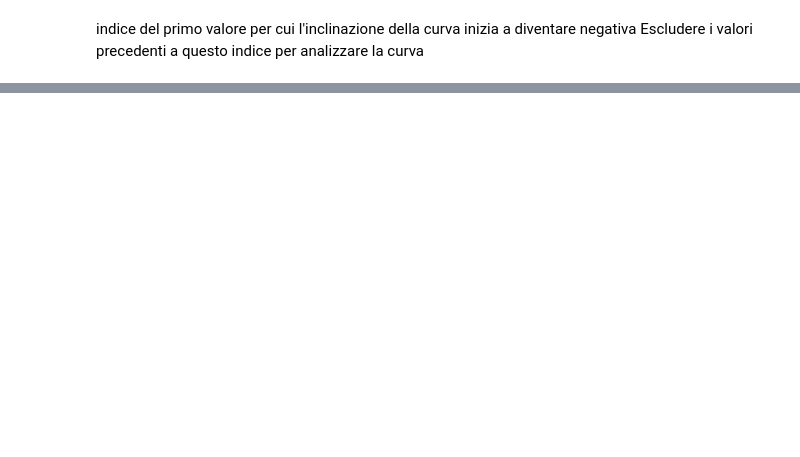
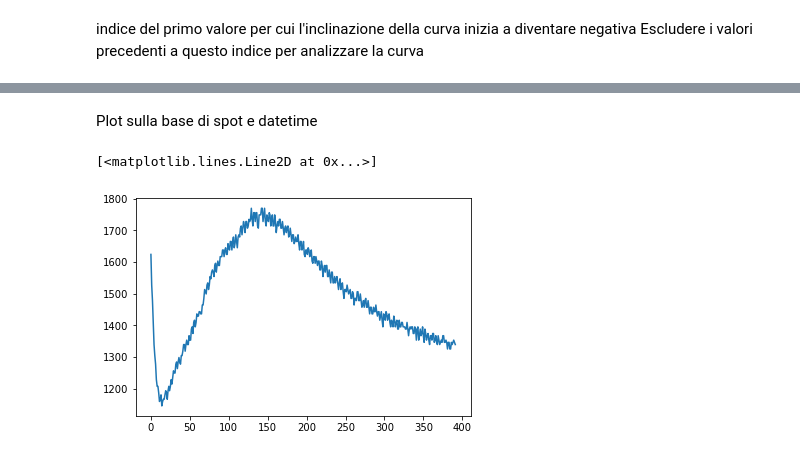
Before and after one commit to DavideMobilia/Anomaly-Detection, a Jupyter notebook: Scripts/Machine Learning.ipynb, the cells around one changed output, grey strips where cells are left out. Saved outputs shown, nothing was run; the diff lists cells and outputs as text; code cells hidden in the pictures; blank space fills up the shorter version.

```diff
--- a/Scripts/Machine Learning.ipynb
+++ b/Scripts/Machine Learning.ipynb
@@ -64,0 +78,12 @@ Name: (60000_0_00, 2019-11-07 12:29:26), dtype: float64
+# %%
+#lunghezza come numero di valori non Null
+curve_ML["lunghezza"]=curve_ML.iloc[:,:616].apply(lambda x: len(x[x.notna()]),axis=1)
+# %%
+#range intesa come max-min
+curve_ML["range"]=curve_ML.iloc[:,:616].apply(lambda x: x.max()-x.min(),axis=1)
+# %%
+#calcolo della derivata come delta(y)/delta(x): ovvero range/lunghezza lista
+curve_ML["derivata"]=curve_ML.apply(lambda x: x.range/len(x[:616][x[:616].notna()]),axis=1)
+# %%
+#curtosi
+curve_ML["kurtosis"]=curve_ML.iloc[:,:616].apply(lambda x: kurtosis(x[x.notna()]),axis=1)
@@ -64,0 +101,2 @@ Name: (60000_0_00, 2019-11-07 12:29:26), dtype: float64
+# %% [markdown]
+Plot sulla base di spot e datetime
@@ -64,0 +105,6 @@ Name: (60000_0_00, 2019-11-07 12:29:26), dtype: float64
+# %%
+curva=curve_ML.loc[('60074_0_00', '2019-11-08 17:51:29'), :].iloc[:,:616]
+plot(curva.values[0])
+# %% [output]
+[<matplotlib.lines.Line2D at 0x...>]
+[figure, added]
```
Also changed, not shown: parts of 16 cells of this notebook.
